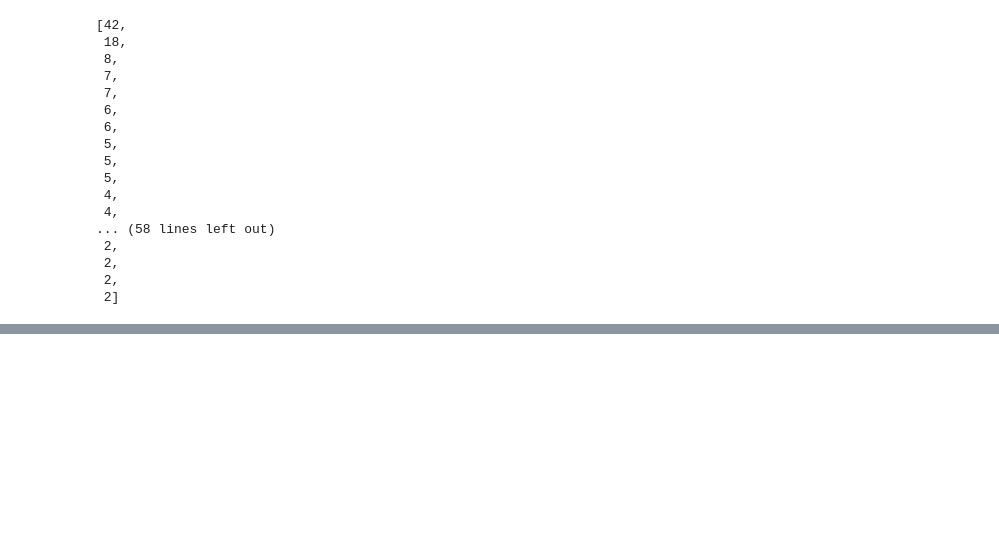
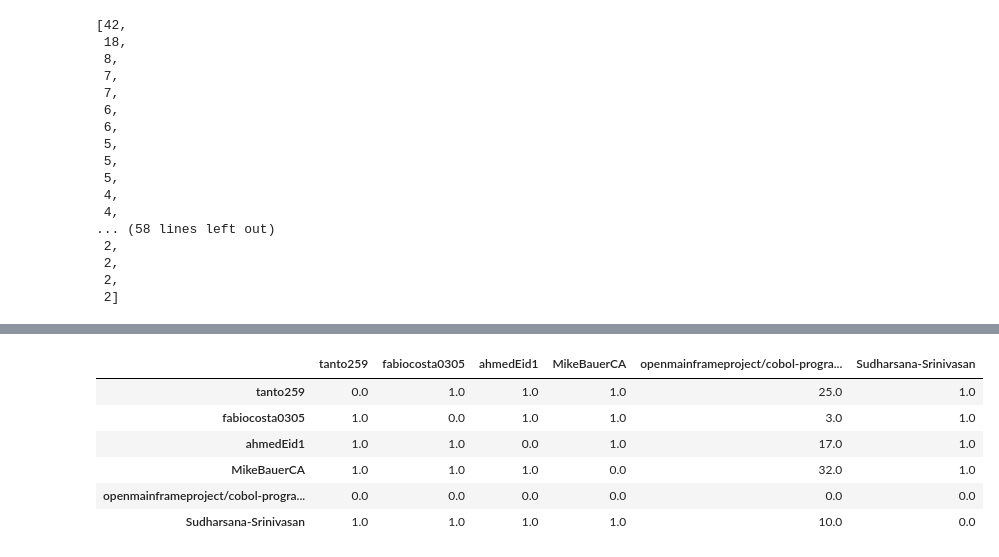
Before and after one commit to fzanart/Socialz, a Jupyter notebook: Mining_frequent_subgraphs.ipynb, the cells around one changed output, grey strips where cells are left out. Saved outputs shown, nothing was run; the diff lists cells and outputs as text; code cells hidden in the pictures; blank space fills up the shorter version.

```diff
--- a/Mining_frequent_subgraphs.ipynb
+++ b/Mining_frequent_subgraphs.ipynb
@@ -234,0 +187,11 @@ Total:  0.86 s
+# %%
+sub_am = nx.to_pandas_adjacency(G, list(get_component(node, connected_components)))
+sub_am
+# %% [output]
+|  | tanto259 | fabiocosta0305 | ahmedEid1 | MikeBauerCA | openmainframeproject/cobol-progra... | Sudharsana-Srinivasan |
+| tanto259 | 0.0 | 1.0 | 1.0 | 1.0 | 25.0 | 1.0 |
+| fabiocosta0305 | 1.0 | 0.0 | 1.0 | 1.0 | 3.0 | 1.0 |
+| ahmedEid1 | 1.0 | 1.0 | 0.0 | 1.0 | 17.0 | 1.0 |
+| MikeBauerCA | 1.0 | 1.0 | 1.0 | 0.0 | 32.0 | 1.0 |
+| openmainframeproject/cobol-progra... | 0.0 | 0.0 | 0.0 | 0.0 | 0.0 | 0.0 |
+| Sudharsana-Srinivasan | 1.0 | 1.0 | 1.0 | 1.0 | 10.0 | 0.0 |
```
Also changed, not shown: parts of 26 cells of this notebook.
